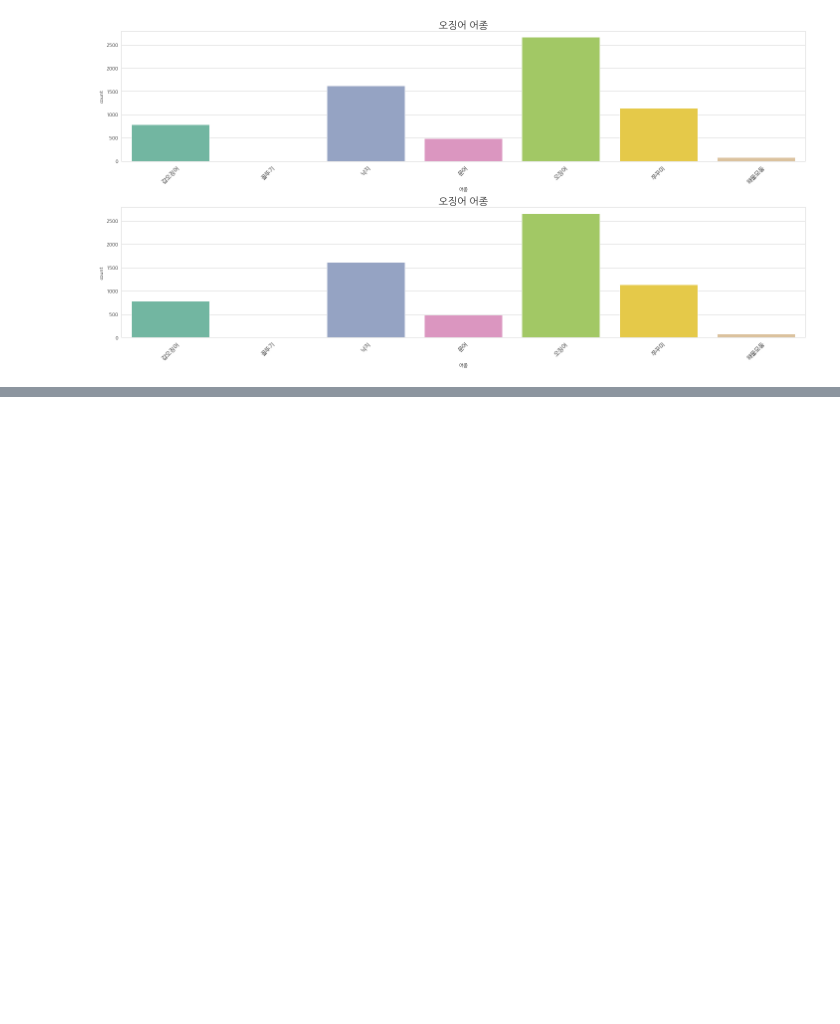
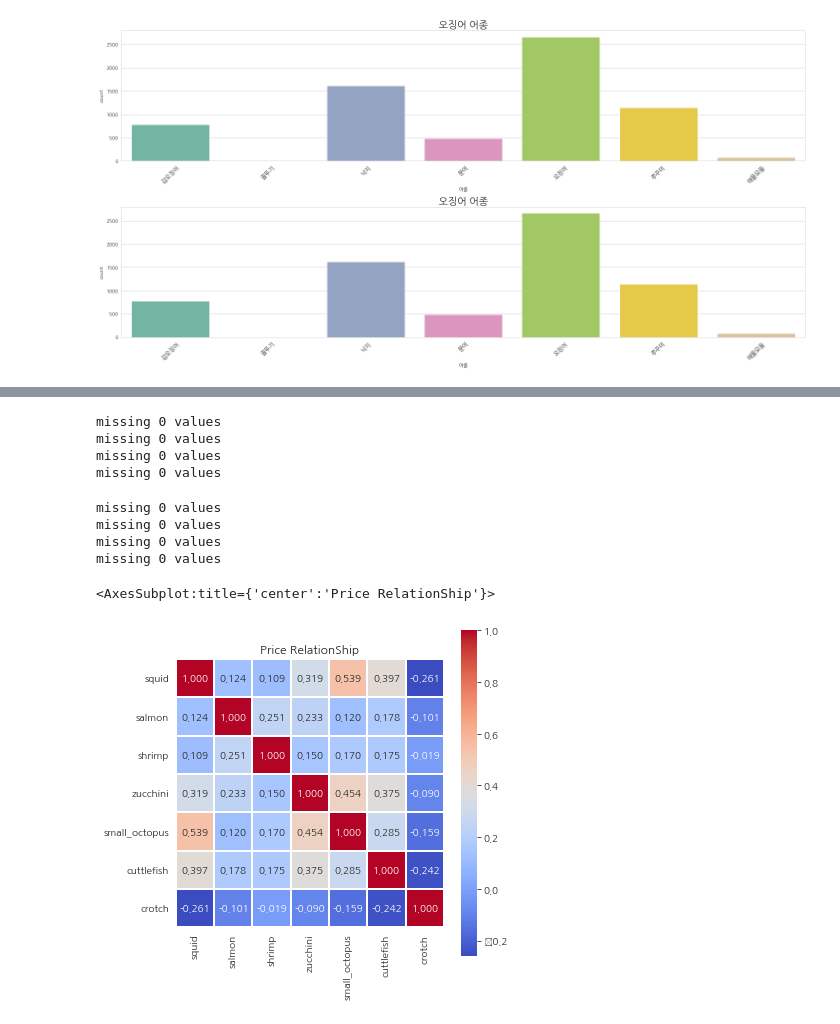
Before and after one commit to Yeony54/Project_Seafood_Import_Price_Prediction, a Jupyter notebook: 1. 제공데이터 EDA.ipynb, the cells around one changed output, grey strips where cells are left out. Cells and saved outputs as stored; diff of their text form; code cells hidden in the pictures; blank space fills up the shorter version.

```diff
--- a/1. 제공데이터 EDA.ipynb
+++ b/1. 제공데이터 EDA.ipynb
@@ -1750,0 +1907,76 @@ plt.tight_layout()
+# %%
+all_zucchini_price = df_train[df_train['상세어종']=='주꾸미'].groupby(by='기준일').mean()['평균단가($)'] # 전체 주꾸미 평균단가
+all_small_octopus_price = df_train[df_train['상세어종']=='낙지'].groupby(by='기준일').mean()['평균단가($)'] # 전체 낙지 평균단가
+all_cuttlefish_price = df_train[df_train['상세어종']=='갑오징어'].groupby(by='기준일').mean()['평균단가($)'] # 전체 갑오징어 평균단가
+all_crotch_price = df_train[df_train['상세어종']=='아귀'].groupby(by='기준일').mean()['평균단가($)'] # 전체 아귀 평균단가
+
+all_zucchini_price = all_zucchini_price.reset_index()
+all_small_octopus_price = all_small_octopus_price.reset_index()
+all_cuttlefish_price = all_cuttlefish_price.reset_index()
+all_crotch_price = all_crotch_price.reset_index()
+
+set_week(all_zucchini_price,'기준일')
+set_week(all_small_octopus_price,'기준일')
+set_week(all_cuttlefish_price,'기준일')
+set_week(all_crotch_price,'기준일')
+
+check_week(all_zucchini_price)
+check_week(all_small_octopus_price)
+check_week(all_cuttlefish_price)
+check_week(all_crotch_price)
+# %% [output]
+missing 0 values
+missing 0 values
+missing 0 values
+missing 0 values
+# %%
+all_zucchini_price = all_zucchini_price.append({'평균단가($)':get_avg_price(all_zucchini_price,2017,2,'평균단가($)'),
+                                          'year': 2017,
+                                          'week': 2},
+                                         ignore_index=True)
+
+all_small_octopus_price = all_small_octopus_price.append({'평균단가($)':get_avg_price(all_small_octopus_price,2017,2,'평균단가($)'),
+                                          'year': 2017,
+                                          'week': 2},
+                                         ignore_index=True)
+
+all_cuttlefish_price = all_cuttlefish_price.append({'평균단가($)':get_avg_price(all_cuttlefish_price,2017,2,'평균단가($)'),
+                                          'year': 2017,
+                                          'week': 2},
+                                         ignore_index=True)
+
+all_crotch_price = all_crotch_price.append({'평균단가($)':get_avg_price(all_crotch_price,2017,2,'평균단가($)'),
+                                          'year': 2017,
+                                          'week': 2},
+                                         ignore_index=True)
+
+all_zucchini_price = all_zucchini_price.sort_values(by=['year','week'])
+all_small_octopus_price = all_small_octopus_price.sort_values(by=['year','week'])
+all_cuttlefish_price = all_cuttlefish_price.sort_values(by=['year','week'])
+all_crotch_price = all_crotch_price.sort_values(by=['year','week'])
+
+check_week(all_zucchini_price)
+check_week(all_small_octopus_price)
+check_week(all_cuttlefish_price)
+check_week(all_crotch_price)
+# %% [output]
+missing 0 values
+missing 0 values
+missing 0 values
+missing 0 values
+# %%
+corr = pd.DataFrame({'squid':all_squid_price['평균단가($)'],
+             'salmon':all_salmon_price['평균단가($)'],
+             'shrimp':all_Whiteleg_shrimp_price['평균단가($)'],
+             'zucchini':all_zucchini_price['평균단가($)'],
+             'small_octopus':all_small_octopus_price['평균단가($)'],
+             'cuttlefish':all_cuttlefish_price['평균단가($)'],
+             'crotch':all_crotch_price['평균단가($)']}).corr()
+
+plt.figure(figsize= (6, 6))
+plt.title('Price RelationShip')
+sns.heatmap(corr, cmap='coolwarm', fmt='.3f', annot=True,
+            linewidths = 0.1, linecolor='white', square = True)
+# %% [output]
+<AxesSubplot:title={'center':'Price RelationShip'}>
+[figure, added]
```
Also changed, not shown: parts of 28 cells of this notebook.
